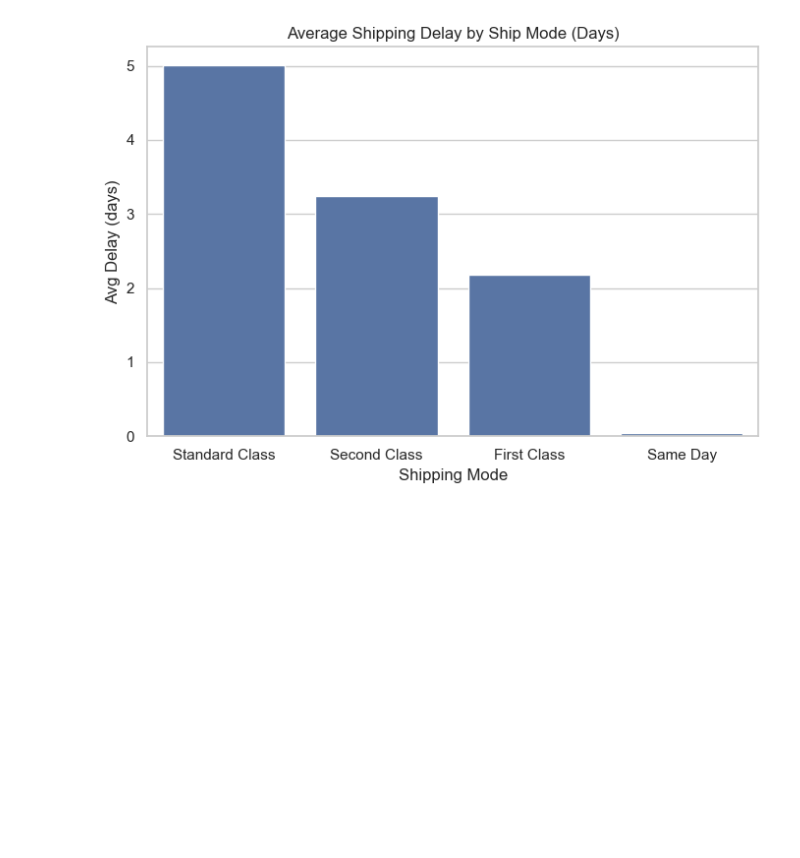
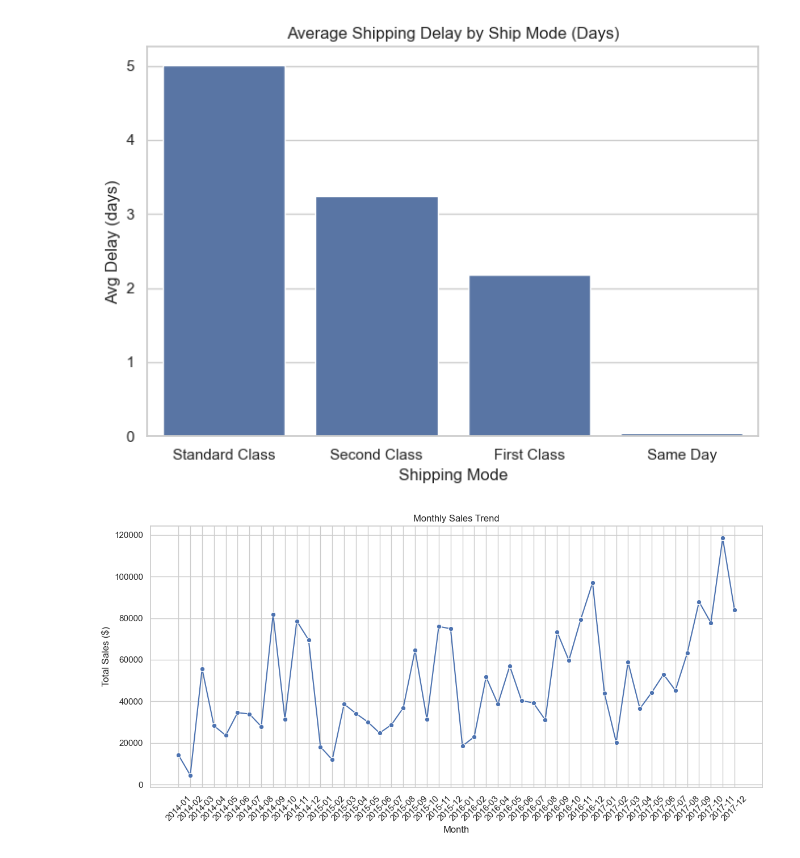
Before and after one commit to dorisavedikian/sql-retail-sales-insights, a Jupyter notebook: notebooks/analysis.ipynb, the cells around one changed output. Saved outputs shown, nothing was run; the diff lists cells and outputs as text; code cells hidden in the pictures; blank space fills up the shorter version.

Commit message:
additional analysis; monthly sales, segementation

```diff
--- a/notebooks/analysis.ipynb
+++ b/notebooks/analysis.ipynb
@@ -143,3 +143,25 @@ plt.savefig("../visuals/avg_shipping_delay.png", dpi=300)
 plt.show()
 # %% [output]
 [figure]
+# %%
+# Convert 'Order Date' to datetime if not already
+df['Order Date'] = pd.to_datetime(df['Order Date'], errors='coerce')
+
+# Extract 'OrderMonth' for grouping
+df['OrderMonth'] = df['Order Date'].dt.to_period('M').astype(str)
+
+# Calculate total sales per month
+df_monthly_sales = df.groupby('OrderMonth')['Sales'].sum().reset_index()
+
+# Plot monthly sales trend
+plt.figure(figsize=(12, 6))
+sns.lineplot(data=df_monthly_sales, x='OrderMonth', y='Sales', marker='o')
+plt.title('Monthly Sales Trend')
+plt.xlabel('Month')
+plt.ylabel('Total Sales ($)')
+plt.xticks(rotation=45)
+plt.tight_layout()
+plt.savefig("../visuals/monthly_sales_trend.png", dpi=300)
+plt.show()
+# %% [output]
+[figure, added]
```
Also changed, not shown: parts of 1 cell of this notebook, 2 other files.
